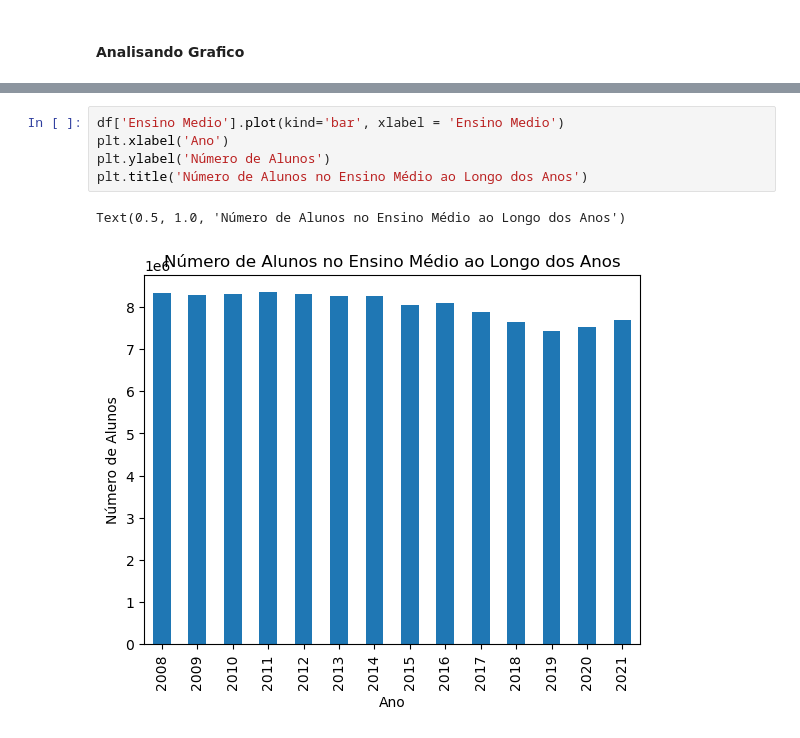
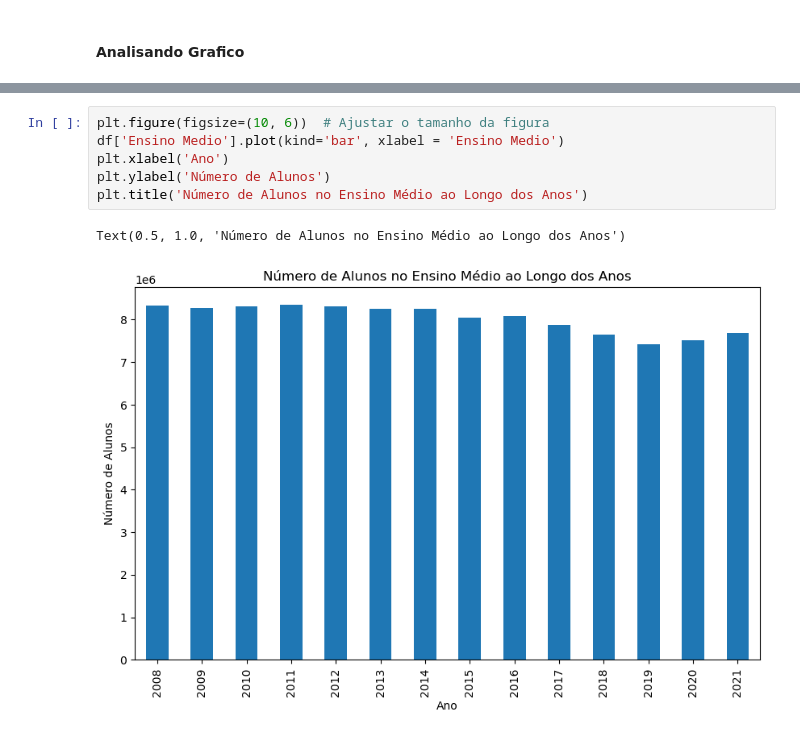
Before and after one commit to jgsjuliana/EDA_CensoEscolarIBGE, a Jupyter notebook: Projeto - Técnicas de Programação I.ipynb, the cells around one changed output, grey strips where cells are left out. Drawn from its saved outputs; the diff is of its cells as text.

```diff
--- a/Projeto - Técnicas de Programação I.ipynb
+++ b/Projeto - Técnicas de Programação I.ipynb
@@ -380,8 +391,9 @@ Text(0.5, 1.0, 'Número de Alunos no Ensino infantil ao Longo dos Anos')
 # %%
+plt.figure(figsize=(10, 6))  # Ajustar o tamanho da figura
 df['Ensino Medio'].plot(kind='bar', xlabel = 'Ensino Medio')
 plt.xlabel('Ano')
 plt.ylabel('Número de Alunos')
 plt.title('Número de Alunos no Ensino Médio ao Longo dos Anos')
 # %% [output]
 Text(0.5, 1.0, 'Número de Alunos no Ensino Médio ao Longo dos Anos')
-[figure, old version]
+[figure, new version]
```
Also changed, not shown: parts of 3 cells of this notebook.
